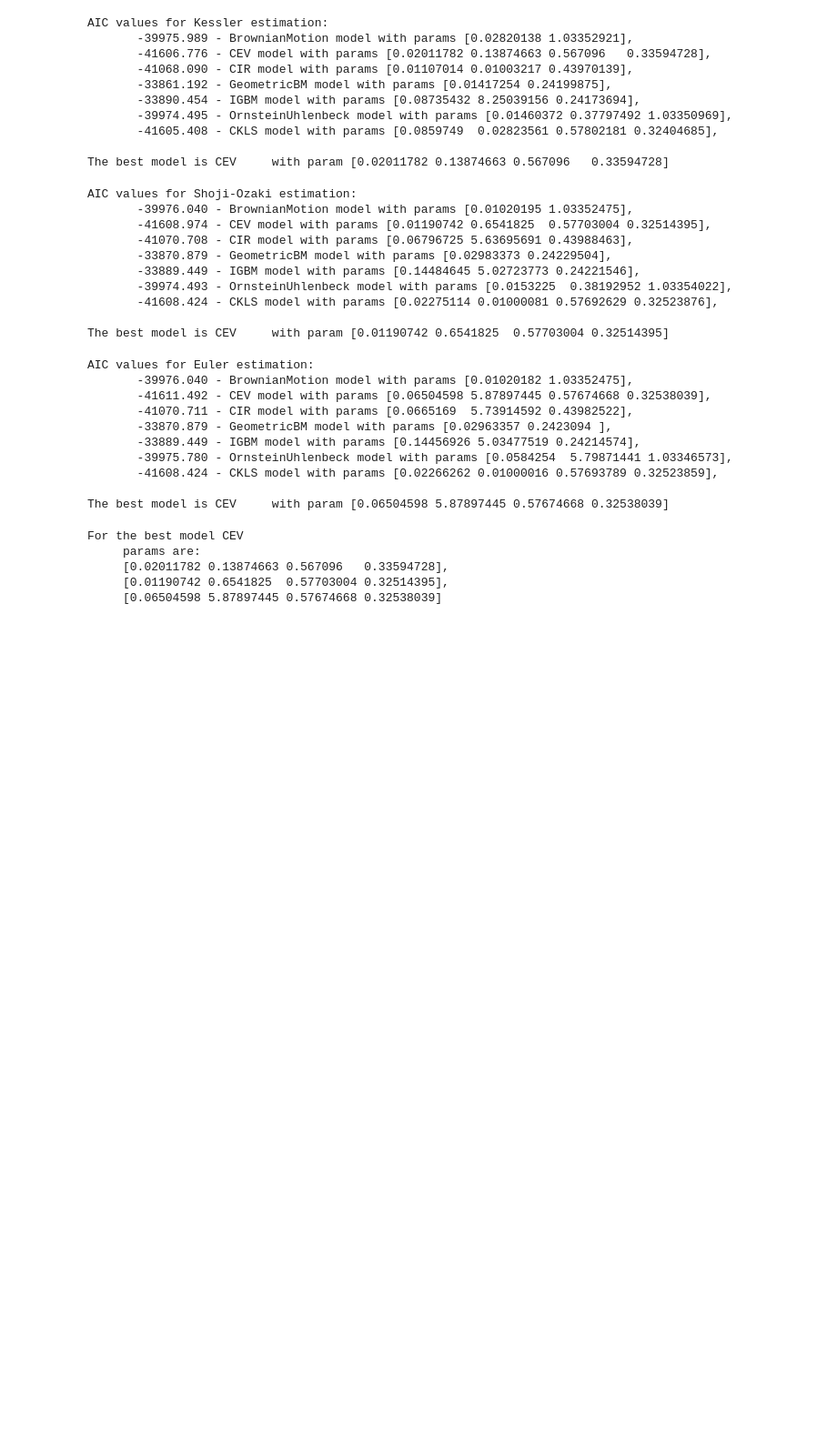
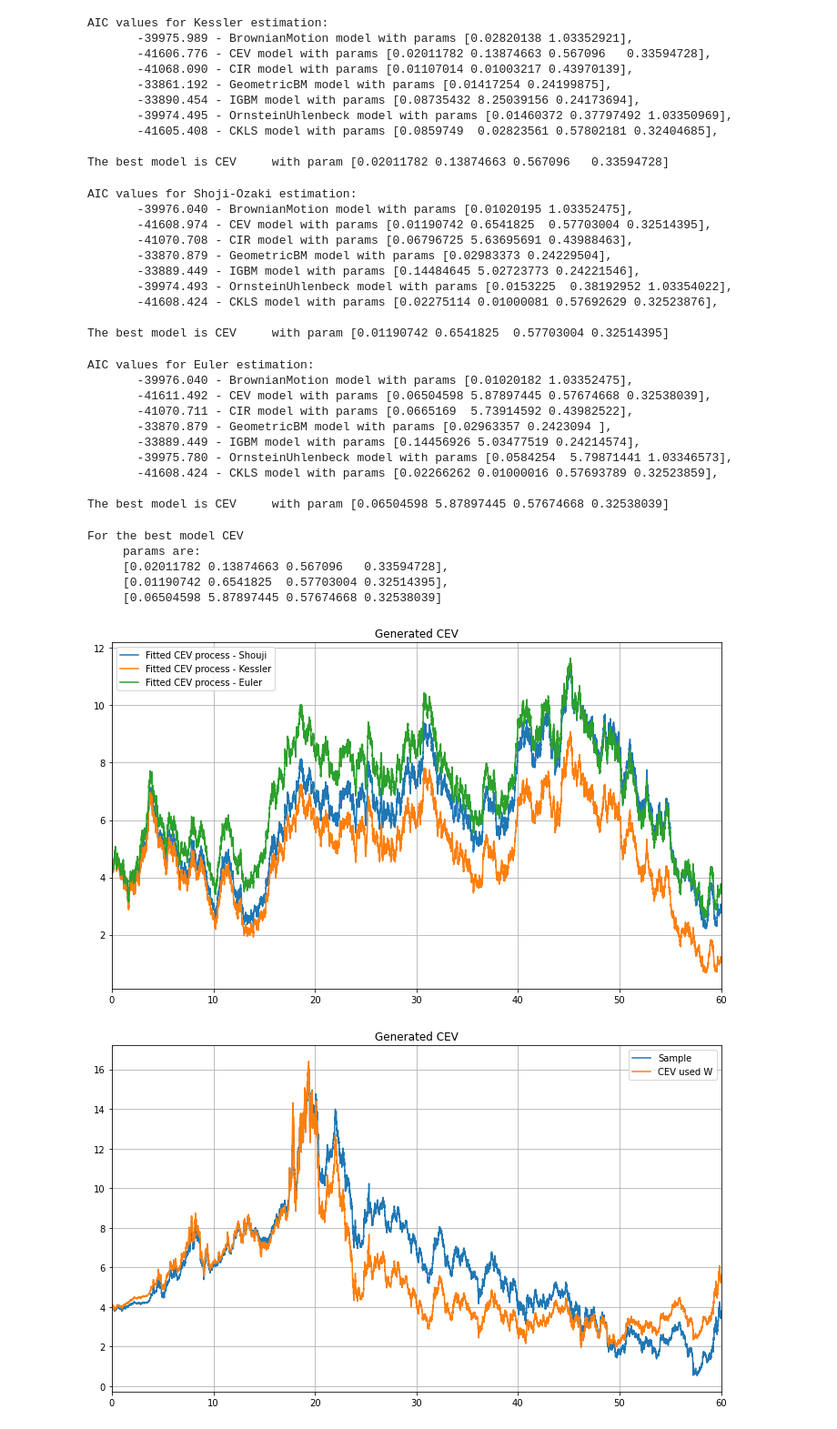
Before and after one commit to dmtrpolovnikov/Dev, a Jupyter notebook: Python/CRP/LAB_05_Polovnikov.ipynb, the cells around one changed output. Shown: that part at 91% size. Drawn from its saved outputs; the diff is of its cells as text; code cells hidden in the pictures; blank space fills up the shorter version.

```diff
--- a/Python/CRP/LAB_05_Polovnikov.ipynb
+++ b/Python/CRP/LAB_05_Polovnikov.ipynb
@@ -268,3 +273,65 @@ For the best model CEV
+# %%
+# Generate a CEV process with estimated parameters
+# Define auxiliary functions:
+def Wiener_proc(N, T):
+    W = np.zeros(N)
+    delta = T / N
+    sqrt_delta = np.sqrt(delta)
+    for i in range (1, N):
+        W[i] += W[i-1] + rnd.normal(0, sqrt_delta)
+    return W
+
+#  CEV process:
+def CEV_pr(S, kappa, mu, sigma, gamma, dt, dW):
+    dS = kappa * (mu - S) * dt + sigma * (S**gamma) * dW
+    return dS
+# %%
+cW = [sample[i] - sample[i-1] for i in range(1, len(sample))]
+# %%
+# Set data and generate the process:
+T = 60
+N = len(sample)
+
+S0 = sample[0]
+# Set params that were fitted:
+#kappa, mu, sigma, gamma = shoji_ozaki_p
+kappa, mu, sigma, gamma = kessler_p
+#kappa, mu, sigma, gamma = euler_p
+time_line, dt = np.linspace(0, T, N, retstep=True)
+W = Wiener_proc(N, T)
+cev_s, cev_k, cev_e = np.zeros(N), np.zeros(N), np.zeros(N)
+cev_s[0], cev_k[0], cev_e[0] = S0, S0, S0
+ecev = np.zeros(N)
+ecev[0] = S0
+
+for i in range(1, N):
+    dW = W[i] - W[i-1]
+    cev_s[i] = cev_s[i-1] + CEV_pr(cev_s[i-1], shoji_ozaki_p[0], shoji_ozaki_p[1], shoji_ozaki_p[2], shoji_ozaki_p[3], dt, dW)
+    cev_k[i] = cev_k[i-1] + CEV_pr(cev_k[i-1], kessler_p[0], kessler_p[1], kessler_p[2], kessler_p[3], dt, dW)
+    cev_e[i] = cev_e[i-1] + CEV_pr(cev_e[i-1], euler_p[0], euler_p[1], euler_p[2], euler_p[3], dt, dW)
+    ecev[i] = ecev[i-1] + CEV_pr(ecev[i-1], euler_p[0], euler_p[1], euler_p[2], euler_p[3], dt, cW[i-1])
+
+ax, figure = plt.subplots(figsize=(12, 7))
+plt.plot(time_line, cev_s, label="Fitted CEV process - Shouji")
+plt.plot(time_line, cev_k, label="Fitted CEV process - Kessler")
+plt.plot(time_line, cev_e, label="Fitted CEV process - Euler")
+plt.title("Generated CEV")
+plt.legend()
+plt.xlim(0, T)
+plt.grid()
+plt.show()
+
+ax, figure = plt.subplots(figsize=(12, 7))
+plt.plot(time_line, sample, label="Sample")
+plt.plot(time_line, ecev, label='CEV used W')
+plt.title("Generated CEV")
+plt.legend()
+plt.xlim(0, T)
+plt.grid()
+plt.show()
+# %% [output]
+[figure, added]
+[figure, added]
 # %%
 # a) fit using Euler method:
 
```
Also changed, not shown: parts of 3 cells of this notebook, 1 other file.
